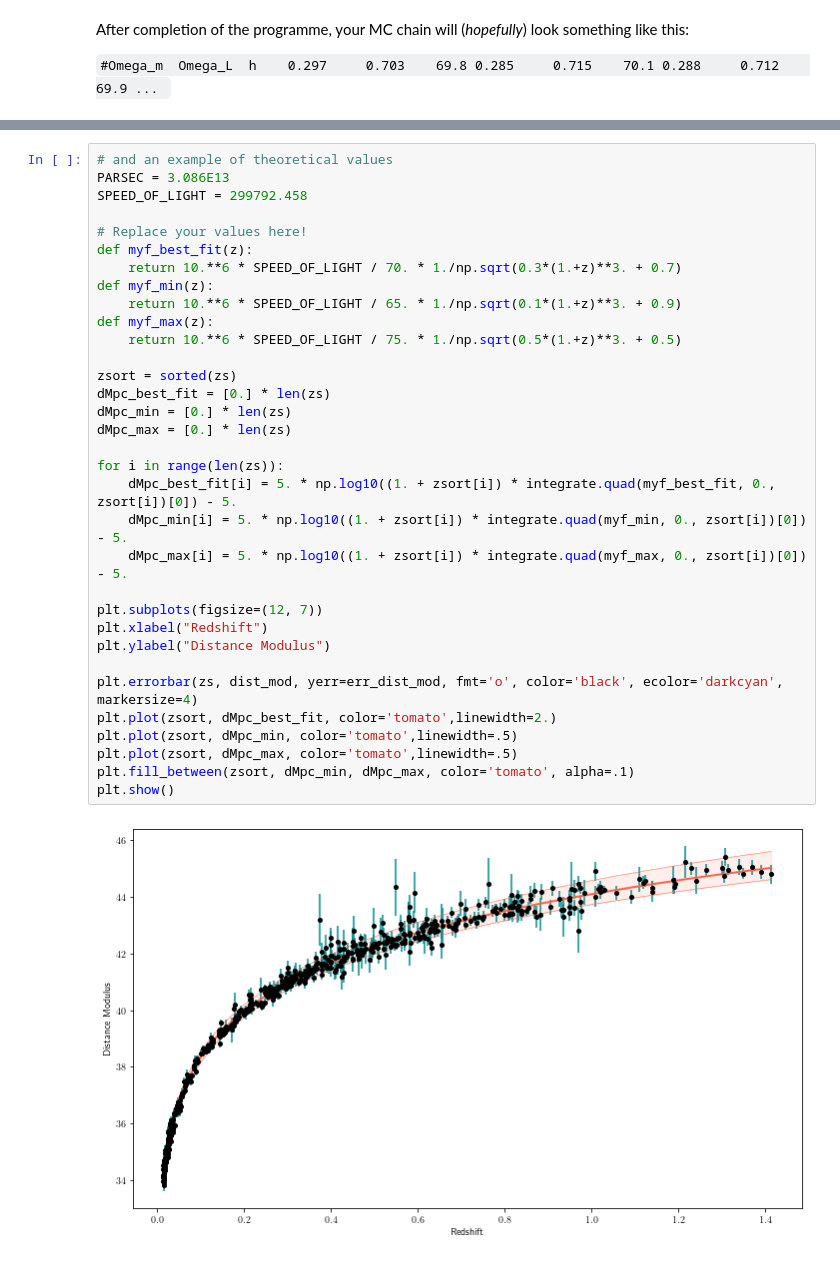
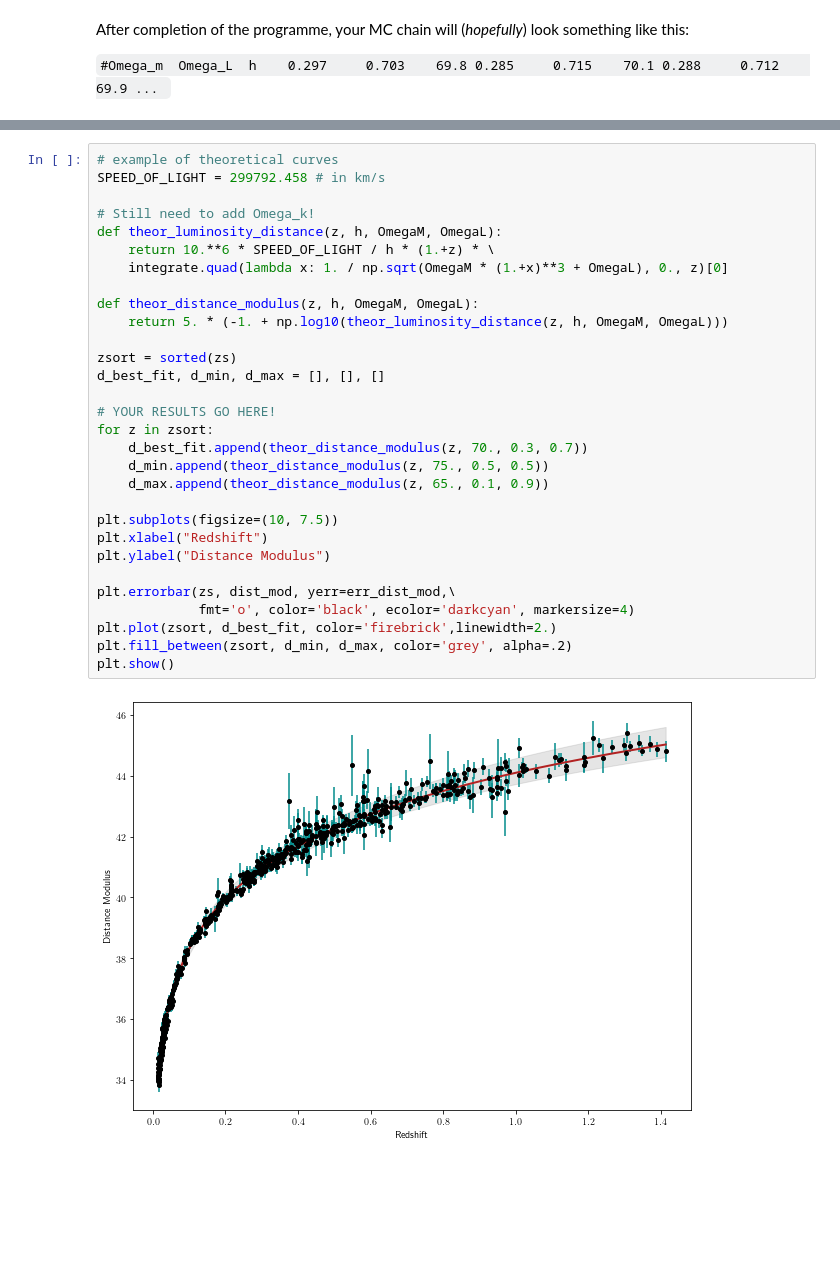
Before and after one commit to jackfrost373/PhysicsDataAnalysis, a Jupyter notebook: Cosmology/MonteCarlo_in_Cosmology_STUDENTS.ipynb, the cells around one changed output, grey strips where cells are left out. Saved outputs shown, nothing was run; the diff lists cells and outputs as text; blank space fills up the shorter version.

```diff
--- a/Cosmology/MonteCarlo_in_Cosmology_STUDENTS.ipynb
+++ b/Cosmology/MonteCarlo_in_Cosmology_STUDENTS.ipynb
@@ -356,35 +356,32 @@ Removed no burn in
-# %%
-# and an example of theoretical values
-PARSEC = 3.086E13
-SPEED_OF_LIGHT = 299792.458
-
-# Replace your values here!
-def myf_best_fit(z):
-    return 10.**6 * SPEED_OF_LIGHT / 70. * 1./np.sqrt(0.3*(1.+z)**3. + 0.7)
-def myf_min(z):
-    return 10.**6 * SPEED_OF_LIGHT / 65. * 1./np.sqrt(0.1*(1.+z)**3. + 0.9)
-def myf_max(z):
-    return 10.**6 * SPEED_OF_LIGHT / 75. * 1./np.sqrt(0.5*(1.+z)**3. + 0.5)
-
-zsort = sorted(zs)
-dMpc_best_fit = [0.] * len(zs)
-dMpc_min = [0.] * len(zs)
-dMpc_max = [0.] * len(zs)
-
-for i in range(len(zs)):
-    dMpc_best_fit[i] = 5. * np.log10((1. + zsort[i]) * integrate.quad(myf_best_fit, 0., zsort[i])[0]) - 5.
-    dMpc_min[i] = 5. * np.log10((1. + zsort[i]) * integrate.quad(myf_min, 0., zsort[i])[0]) - 5.
-    dMpc_max[i] = 5. * np.log10((1. + zsort[i]) * integrate.quad(myf_max, 0., zsort[i])[0]) - 5.
-
-plt.subplots(figsize=(12, 7))
-plt.xlabel("Redshift")
-plt.ylabel("Distance Modulus")
-
-plt.errorbar(zs, dist_mod, yerr=err_dist_mod, fmt='o', color='black', ecolor='darkcyan', markersize=4)
-plt.plot(zsort, dMpc_best_fit, color='tomato',linewidth=2.)
-plt.plot(zsort, dMpc_min, color='tomato',linewidth=.5)
-plt.plot(zsort, dMpc_max, color='tomato',linewidth=.5)
-plt.fill_between(zsort, dMpc_min, dMpc_max, color='tomato', alpha=.1)
-plt.show()
-# %% [output]
-[figure, removed]
+# %%
+# example of theoretical curves
+SPEED_OF_LIGHT = 299792.458 # in km/s
+
+# Still need to add Omega_k!
+def theor_luminosity_distance(z, h, OmegaM, OmegaL):
+    return 10.**6 * SPEED_OF_LIGHT / h * (1.+z) * \
+    integrate.quad(lambda x: 1. / np.sqrt(OmegaM * (1.+x)**3 + OmegaL), 0., z)[0]
+
+def theor_distance_modulus(z, h, OmegaM, OmegaL):
+    return 5. * (-1. + np.log10(theor_luminosity_distance(z, h, OmegaM, OmegaL)))
+
+zsort = sorted(zs)
+d_best_fit, d_min, d_max = [], [], []
+
+# YOUR RESULTS GO HERE!
+for z in zsort:
+    d_best_fit.append(theor_distance_modulus(z, 70., 0.3, 0.7))
+    d_min.append(theor_distance_modulus(z, 75., 0.5, 0.5))
+    d_max.append(theor_distance_modulus(z, 65., 0.1, 0.9))
+
+plt.subplots(figsize=(10, 7.5))
+plt.xlabel("Redshift")
+plt.ylabel("Distance Modulus")
+
+plt.errorbar(zs, dist_mod, yerr=err_dist_mod,\
+             fmt='o', color='black', ecolor='darkcyan', markersize=4)
+plt.plot(zsort, d_best_fit, color='firebrick',linewidth=2.)
+plt.fill_between(zsort, d_min, d_max, color='grey', alpha=.2)
+plt.show()
+# %% [output]
+[figure, added]
```
Also changed, not shown: parts of 3 cells of this notebook.
